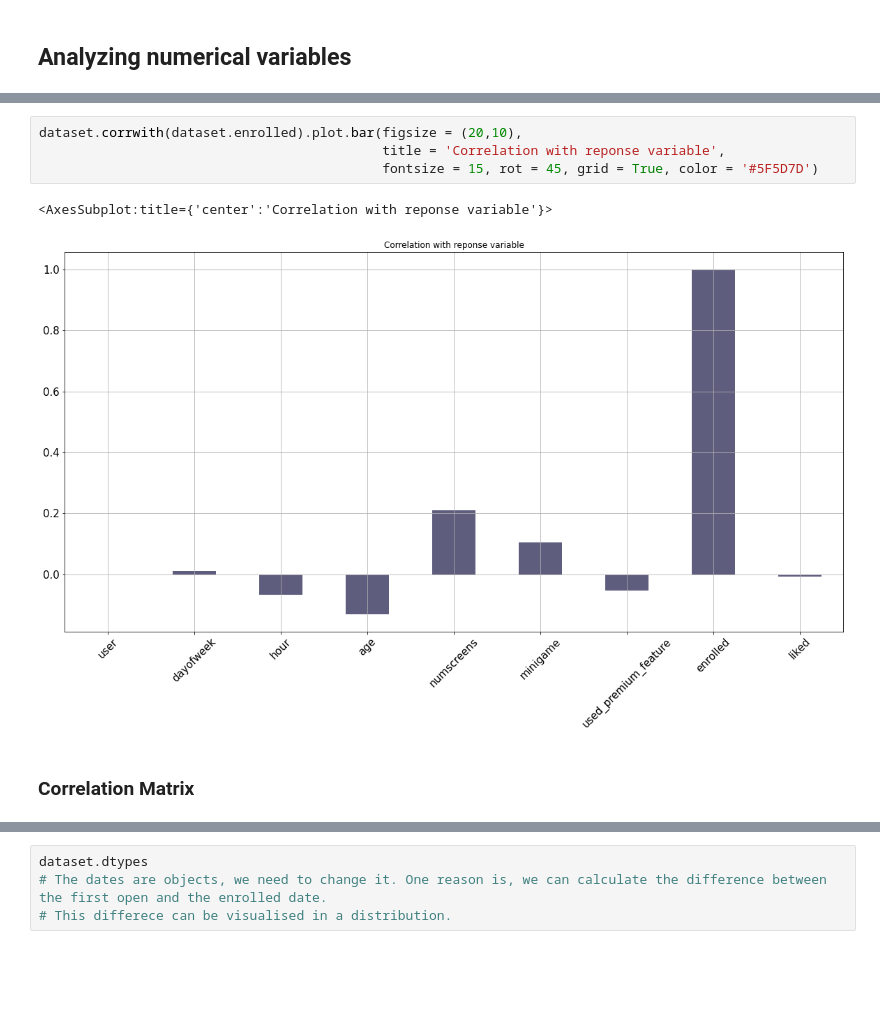
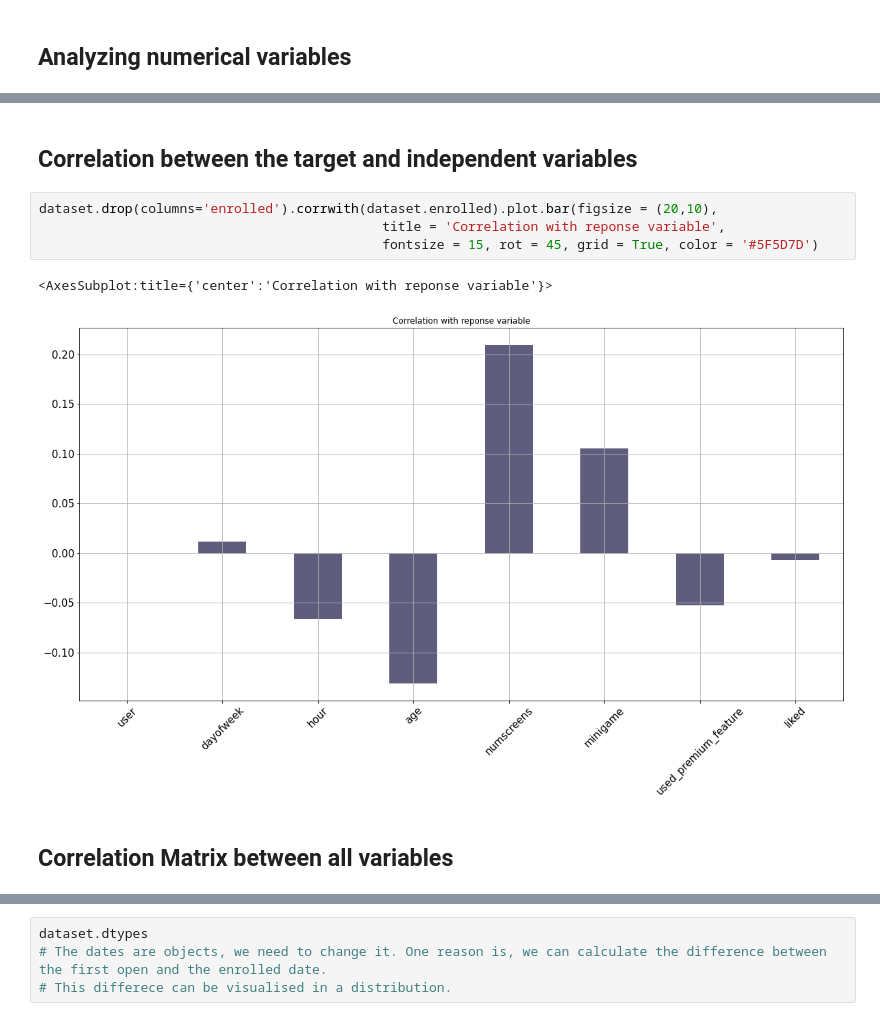
Before and after one commit to IgorMeloS/Machine-Learning, a Jupyter notebook: 3 - Classification/3 - Directing Custumers to Subscription Through Beheavior Analysis/Directing_cstaba.ipynb, the cells around one changed output, grey strips where cells are left out. Drawn from its saved outputs; the diff is of its cells as text; blank space fills up the shorter version.

```diff
--- a/3 - Classification/3 - Directing Custumers to Subscription Through Beheavior Analysis/Directing_cstaba.ipynb
+++ b/3 - Classification/3 - Directing Custumers to Subscription Through Beheavior Analysis/Directing_cstaba.ipynb
@@ -190,11 +187,13 @@ for i in range(1, dataset2.shape[1] + 1):
+# %% [markdown]
+## Correlation between the target and independent variables
 # %%
-dataset.corrwith(dataset.enrolled).plot.bar(figsize = (20,10),
+dataset.drop(columns='enrolled').corrwith(dataset.enrolled).plot.bar(figsize = (20,10),
                                             title = 'Correlation with reponse variable',
                                             fontsize = 15, rot = 45, grid = True, color = '#5F5D7D')
 # %% [output]
 <AxesSubplot:title={'center':'Correlation with reponse variable'}>
-[figure, old version]
+[figure, new version]
 # %% [markdown]
-### Correlation Matrix
+## Correlation Matrix between all variables
 # %%
 sns.set(style='white', font_scale= 1)
```
Also changed, not shown: parts of 65 cells of this notebook.
